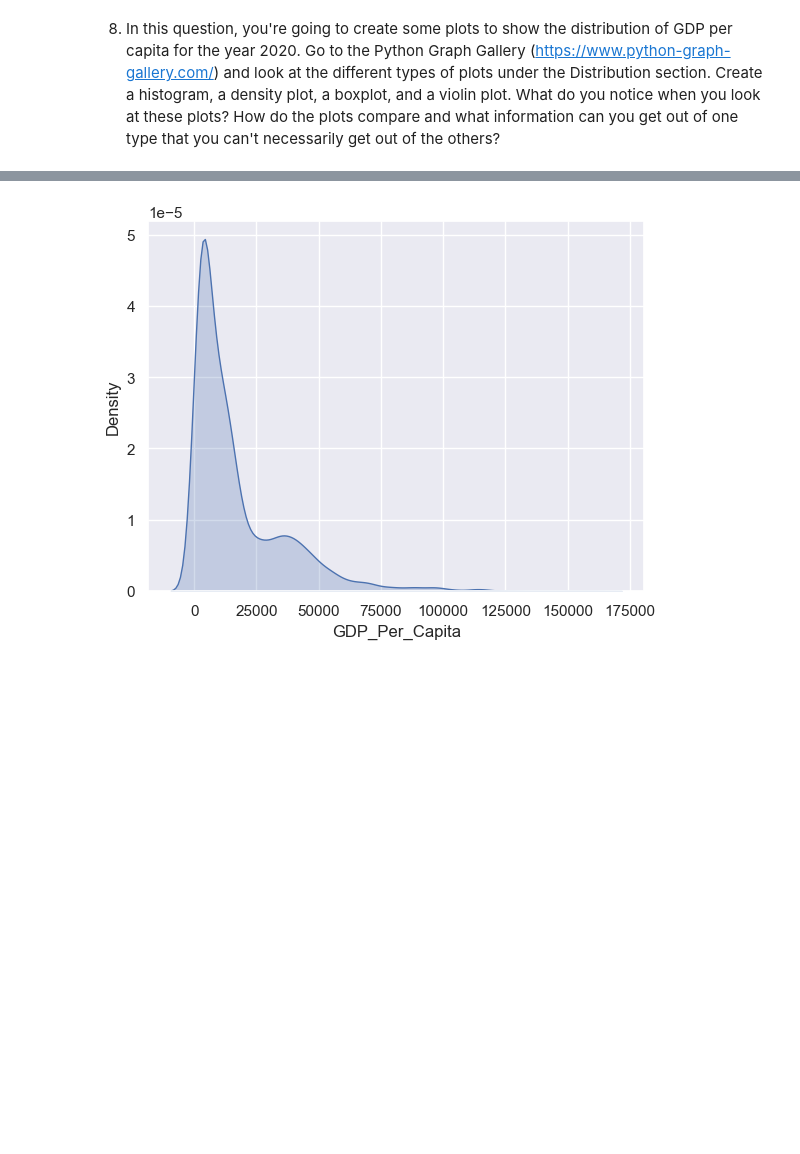
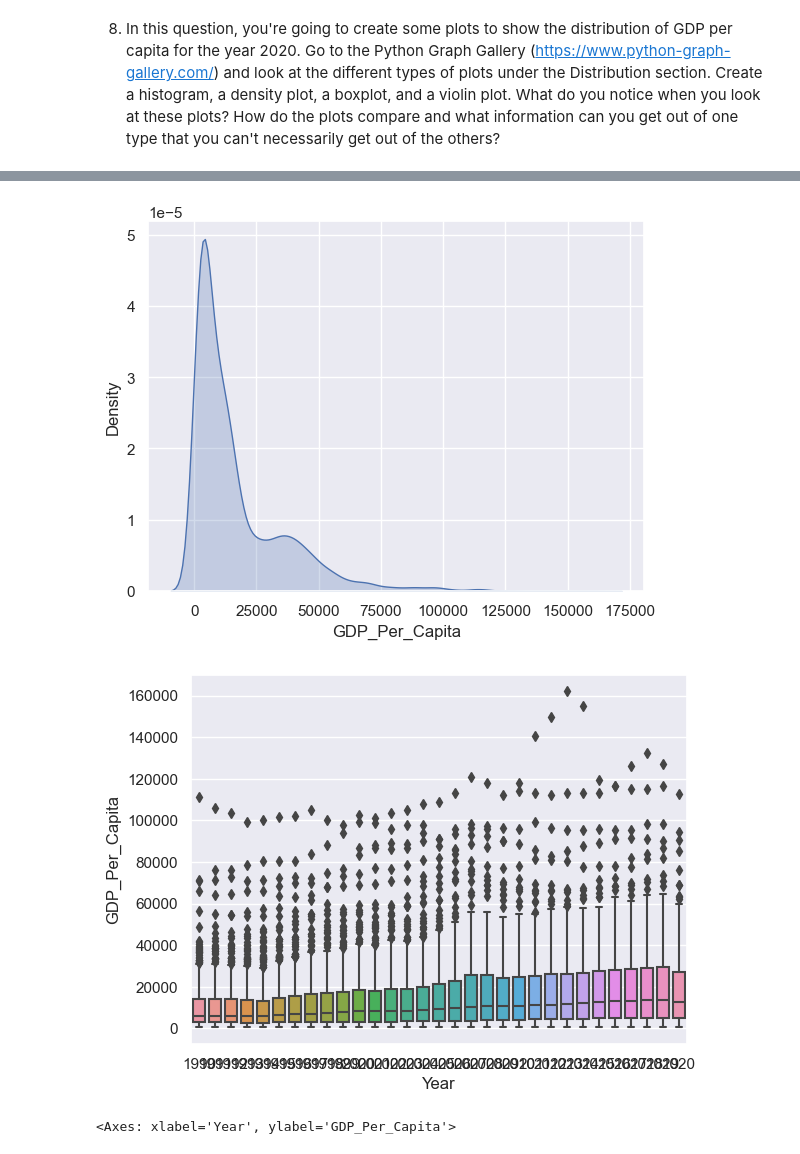
Before and after one commit to Erica-Ranck/gdp-and-internet-usage-Erica-Exotica, a Jupyter notebook: notebooks/gdp.ipynb, the cells around one changed output, grey strips where cells are left out. Drawn from its saved outputs; the diff is of its cells as text; code cells hidden in the pictures; blank space fills up the shorter version.

```diff
--- a/notebooks/gdp.ipynb
+++ b/notebooks/gdp.ipynb
@@ -110,18 +104,31 @@ TypeError: list.count() takes exactly one argument (0 given)
 # %% [markdown]
 8. In this question, you're going to create some plots to show the distribution of GDP per capita for the year 2020. Go to the Python Graph Gallery (https://www.python-graph-gallery.com/) and look at the different types of plots under the Distribution section. Create a histogram, a density plot, a boxplot, and a violin plot. What do you notice when you look at these plots? How do the plots compare and what information can you get out of one type that you can't necessarily get out of the others?
 # %%
+
+#matplotlib histogram
 plt.hist(gdp_df['GDP_Per_Capita'])
 plt.show()
 
+
+#seaborn histogram
 sns.set(style="darkgrid")
-
 sns.histplot(data=gdp_df, x="GDP_Per_Capita")
 plt.show()
 
-# density plot with shaded area with kdeplot 'shade' parameter
+# density plot
 sns.kdeplot(gdp_df['GDP_Per_Capita'], fill=True)
 plt.show()
+
+#box plot
+sns.boxplot(x=gdp_df["Year"], y=gdp_df["GDP_Per_Capita"])
+plt.show()
+
+
+# plot
+sns.violinplot(x=gdp_df["Year"], y=gdp_df["GDP_Per_Capita"])
 # %% [output]
 [figure]
 [figure]
 [figure]
+[figure, added]
+<Axes: xlabel='Year', ylabel='GDP_Per_Capita'>
```
Also changed, not shown: parts of 7 cells of this notebook.
